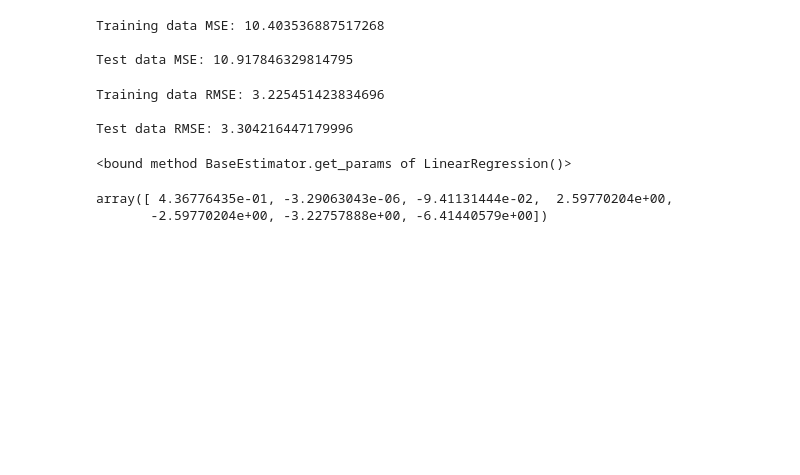
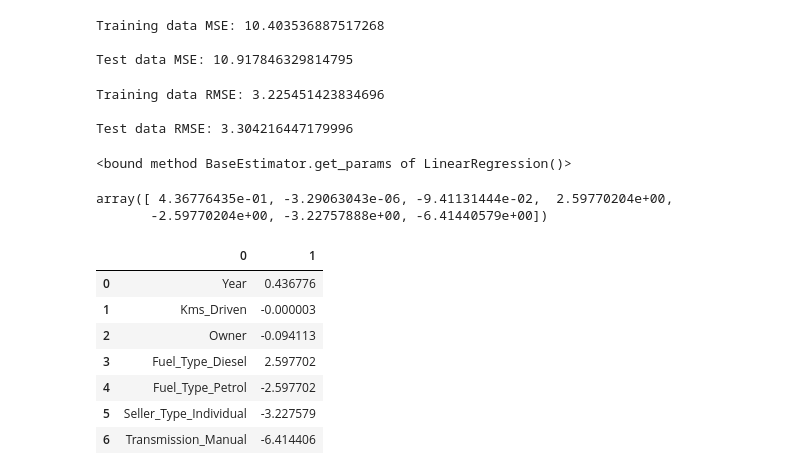
Before and after one commit to KiarieJeff/dsc-project3.1practice, a Jupyter notebook: vehicles.ipynb, the cells around one changed output. Drawn from its saved outputs; the diff is of its cells as text; code cells hidden in the pictures; blank space fills up the shorter version.

```diff
--- a/vehicles.ipynb
+++ b/vehicles.ipynb
@@ -236,3 +236,14 @@ model.coef_
 # %% [output]
 array([ 4.36776435e-01, -3.29063043e-06, -9.41131444e-02,  2.59770204e+00,
        -2.59770204e+00, -3.22757888e+00, -6.41440579e+00])
+# %%
+pd.DataFrame(zip(X.columns, model.coef_))
+# %% [output]
+|  | 0 | 1 |
+| 0 | Year | 0.436776 |
+| 1 | Kms_Driven | -0.000003 |
+| 2 | Owner | -0.094113 |
+| 3 | Fuel_Type_Diesel | 2.597702 |
+| 4 | Fuel_Type_Petrol | -2.597702 |
+| 5 | Seller_Type_Individual | -3.227579 |
+| 6 | Transmission_Manual | -6.414406 |
```
